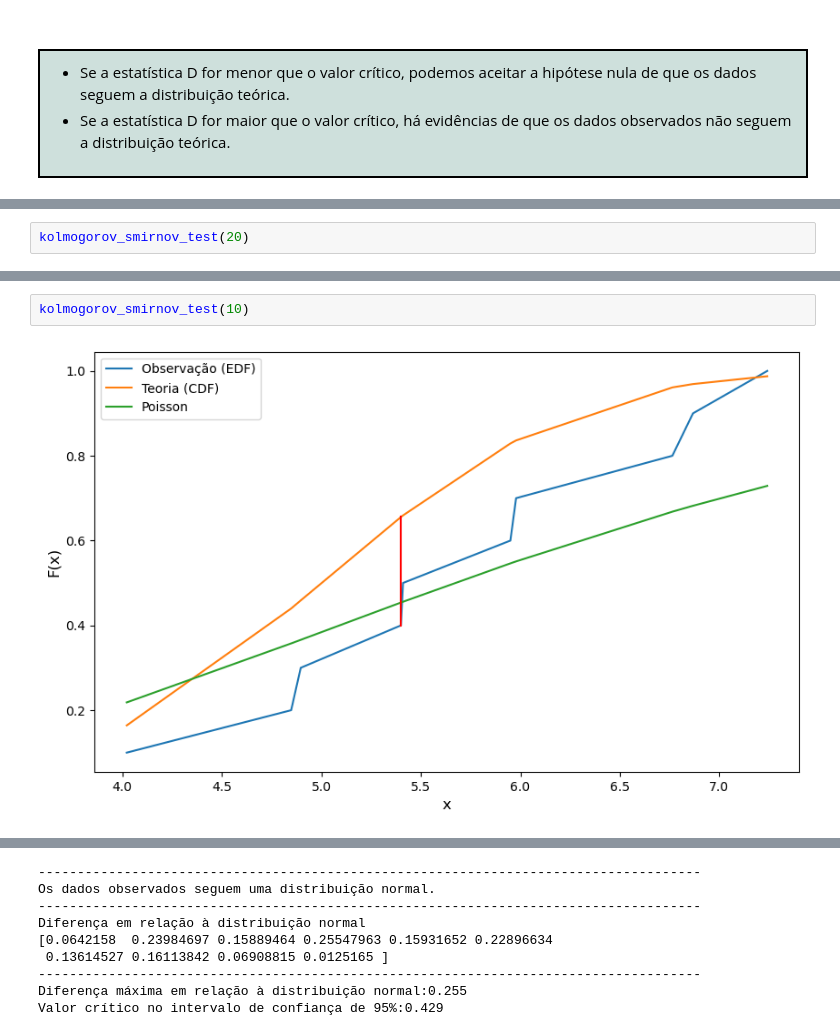
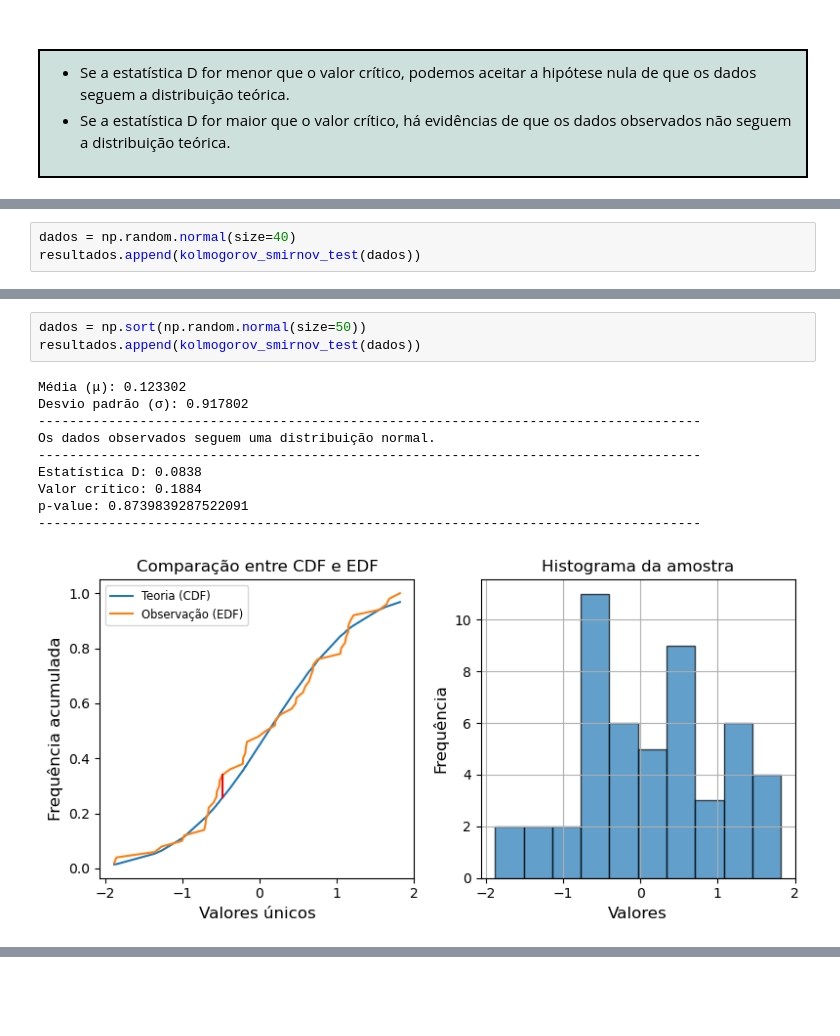
Before and after one commit to marianamartiyns/cdia_ufpb, a Jupyter notebook: [P4] Inferência Estatística/[1] Testes de Kolmogorov-Smirnov.ipynb, the cells around one changed output, grey strips where cells are left out. Drawn from its saved outputs; the diff is of its cells as text; blank space fills up the shorter version.

```diff
--- a/[P4] Inferência Estatística/[1] Testes de Kolmogorov-Smirnov.ipynb
+++ b/[P4] Inferência Estatística/[1] Testes de Kolmogorov-Smirnov.ipynb
@@ -118,3 +317,4 @@ Valor crítico no intervalo de confiança de 95%:0.248
 # %%
-kolmogorov_smirnov_test(20)
+dados = np.random.normal(size=40)
+resultados.append(kolmogorov_smirnov_test(dados))
 # %% [output]
@@ -134,4 +332,14 @@ Valor crítico no intervalo de confiança de 95%:0.304
 # %%
-kolmogorov_smirnov_test(10)
+dados = np.sort(np.random.normal(size=50))
+resultados.append(kolmogorov_smirnov_test(dados))
 # %% [output]
+Média (μ): 0.123302
+Desvio padrão (σ): 0.917802
+-------------------------------------------------------------------------------------
+Os dados observados seguem uma distribuição normal.
+-------------------------------------------------------------------------------------
+Estatística D: 0.0838
+Valor crítico: 0.1884
+p-value: 0.8739839287522091
+-------------------------------------------------------------------------------------
-[figure, old version]
+[figure, new version]
@@ -139,11 +347,2 @@ kolmogorov_smirnov_test(10)
--------------------------------------------------------------------------------------
-Os dados observados seguem uma distribuição normal.
--------------------------------------------------------------------------------------
-Diferença em relação à distribuição normal
-[0.0642158  0.23984697 0.15889464 0.25547963 0.15931652 0.22896634
- 0.13614527 0.16113842 0.06908815 0.0125165 ]
--------------------------------------------------------------------------------------
-Diferença máxima em relação à distribuição normal:0.255
-Valor crítico no intervalo de confiança de 95%:0.429
 # %% [markdown]
 # Teste Kolmogorov-Smirnov com Distribuição Não Normal
```
Also changed, not shown: parts of 10 cells of this notebook, 7 other files.
